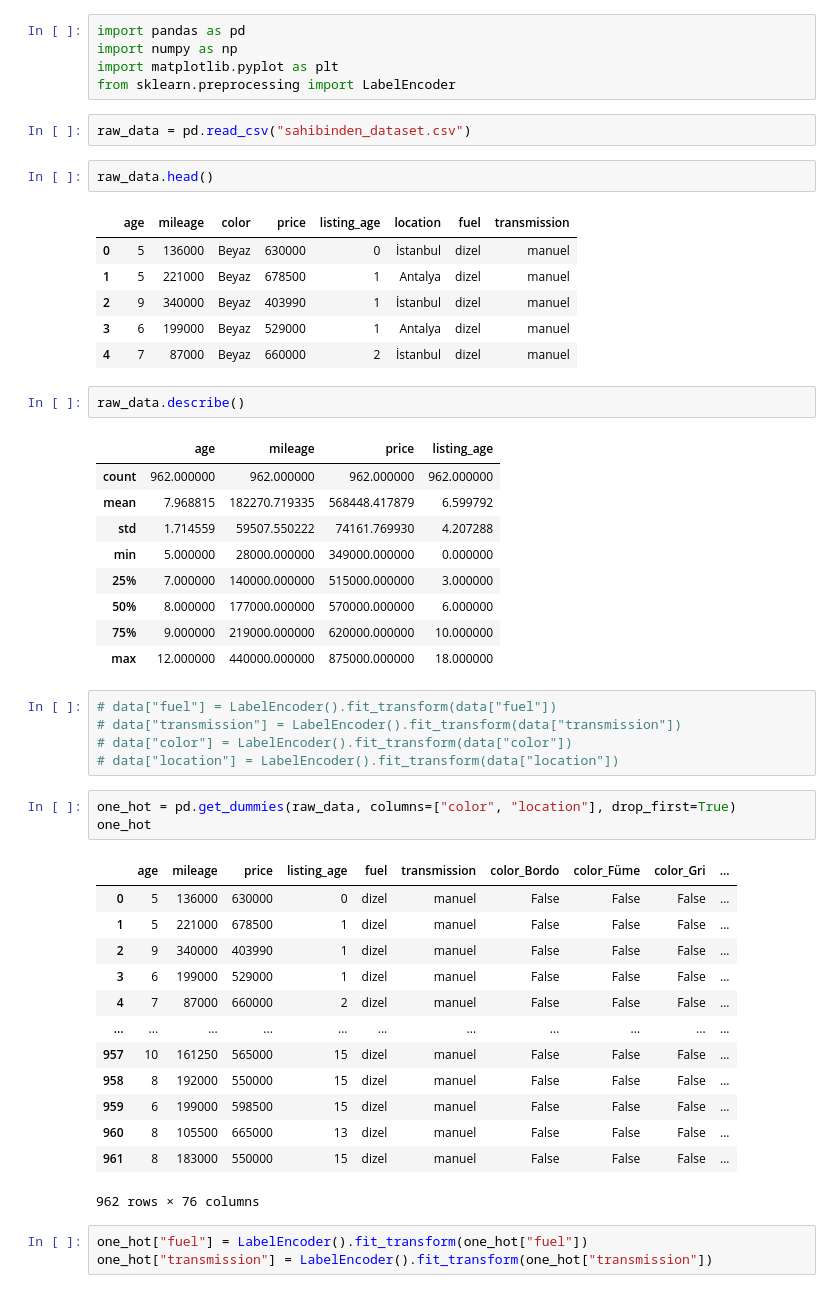
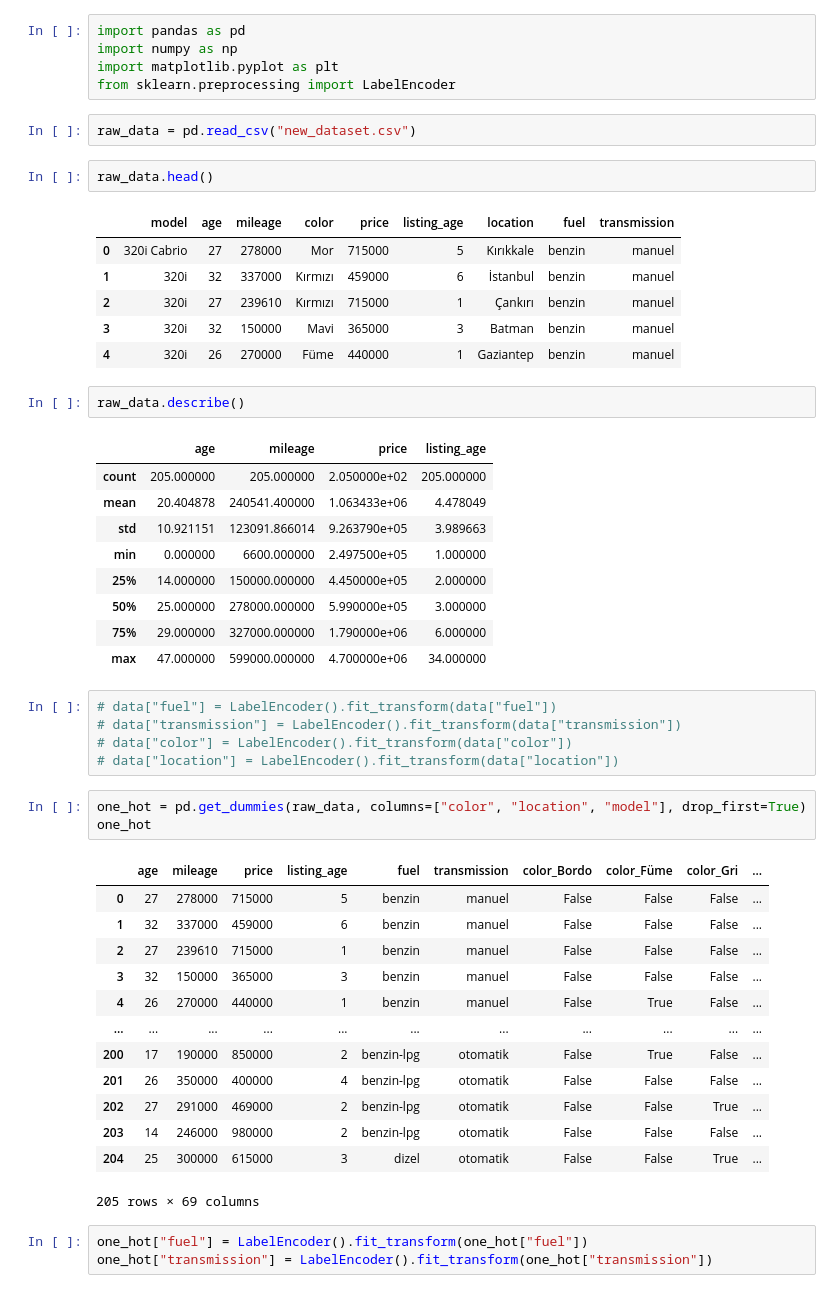
Before and after one commit to Adulescentes/sahibinden-data-analysis, a Jupyter notebook: visualization-regression.ipynb, the cells around one changed output. Drawn from its saved outputs; the diff is of its cells as text.

```diff
--- a/visualization-regression.ipynb
+++ b/visualization-regression.ipynb
@@ -4,50 +4,50 @@ import numpy as np
 import matplotlib.pyplot as plt
 from sklearn.preprocessing import LabelEncoder
 # %%
-raw_data = pd.read_csv("sahibinden_dataset.csv")
+raw_data = pd.read_csv("new_dataset.csv")
 # %%
 raw_data.head()
 # %% [output]
-|  | age | mileage | color | price | listing_age | location | fuel | transmission |
-| 0 | 5 | 136000 | Beyaz | 630000 | 0 | İstanbul | dizel | manuel |
-| 1 | 5 | 221000 | Beyaz | 678500 | 1 | Antalya | dizel | manuel |
-| 2 | 9 | 340000 | Beyaz | 403990 | 1 | İstanbul | dizel | manuel |
-| 3 | 6 | 199000 | Beyaz | 529000 | 1 | Antalya | dizel | manuel |
-| 4 | 7 | 87000 | Beyaz | 660000 | 2 | İstanbul | dizel | manuel |
+|  | model | age | mileage | color | price | listing_age | location | fuel | transmission |
+| 0 | 320i Cabrio | 27 | 278000 | Mor | 715000 | 5 | Kırıkkale | benzin | manuel |
+| 1 | 320i | 32 | 337000 | Kırmızı | 459000 | 6 | İstanbul | benzin | manuel |
+| 2 | 320i | 27 | 239610 | Kırmızı | 715000 | 1 | Çankırı | benzin | manuel |
+| 3 | 320i | 32 | 150000 | Mavi | 365000 | 3 | Batman | benzin | manuel |
+| 4 | 320i | 26 | 270000 | Füme | 440000 | 1 | Gaziantep | benzin | manuel |
 # %%
 raw_data.describe()
 # %% [output]
 |  | age | mileage | price | listing_age |
-| count | 962.000000 | 962.000000 | 962.000000 | 962.000000 |
-| mean | 7.968815 | 182270.719335 | 568448.417879 | 6.599792 |
-| std | 1.714559 | 59507.550222 | 74161.769930 | 4.207288 |
-| min | 5.000000 | 28000.000000 | 349000.000000 | 0.000000 |
-| 25% | 7.000000 | 140000.000000 | 515000.000000 | 3.000000 |
-| 50% | 8.000000 | 177000.000000 | 570000.000000 | 6.000000 |
-| 75% | 9.000000 | 219000.000000 | 620000.000000 | 10.000000 |
-| max | 12.000000 | 440000.000000 | 875000.000000 | 18.000000 |
+| count | 205.000000 | 205.000000 | 2.050000e+02 | 205.000000 |
+| mean | 20.404878 | 240541.400000 | 1.063433e+06 | 4.478049 |
+| std | 10.921151 | 123091.866014 | 9.263790e+05 | 3.989663 |
+| min | 0.000000 | 6600.000000 | 2.497500e+05 | 1.000000 |
+| 25% | 14.000000 | 150000.000000 | 4.450000e+05 | 2.000000 |
+| 50% | 25.000000 | 278000.000000 | 5.990000e+05 | 3.000000 |
+| 75% | 29.000000 | 327000.000000 | 1.790000e+06 | 6.000000 |
+| max | 47.000000 | 599000.000000 | 4.700000e+06 | 34.000000 |
 # %%
 # data["fuel"] = LabelEncoder().fit_transform(data["fuel"])
 # data["transmission"] = LabelEncoder().fit_transform(data["transmission"])
 # data["color"] = LabelEncoder().fit_transform(data["color"])
 # data["location"] = LabelEncoder().fit_transform(data["location"])
 # %%
-one_hot = pd.get_dummies(raw_data, columns=["color", "location"], drop_first=True)
+one_hot = pd.get_dummies(raw_data, columns=["color", "location", "model"], drop_first=True)
 one_hot
 # %% [output]
 |  | age | mileage | price | listing_age | fuel | transmission | color_Bordo | color_Füme | color_Gri | ... |
-| 0 | 5 | 136000 | 630000 | 0 | dizel | manuel | False | False | False | ... |
-| 1 | 5 | 221000 | 678500 | 1 | dizel | manuel | False | False | False | ... |
-| 2 | 9 | 340000 | 403990 | 1 | dizel | manuel | False | False | False | ... |
-| 3 | 6 | 199000 | 529000 | 1 | dizel | manuel | False | False | False | ... |
-| 4 | 7 | 87000 | 660000 | 2 | dizel | manuel | False | False | False | ... |
+| 0 | 27 | 278000 | 715000 | 5 | benzin | manuel | False | False | False | ... |
+| 1 | 32 | 337000 | 459000 | 6 | benzin | manuel | False | False | False | ... |
+| 2 | 27 | 239610 | 715000 | 1 | benzin | manuel | False | False | False | ... |
+| 3 | 32 | 150000 | 365000 | 3 | benzin | manuel | False | False | False | ... |
+| 4 | 26 | 270000 | 440000 | 1 | benzin | manuel | False | True | False | ... |
 | ... | ... | ... | ... | ... | ... | ... | ... | ... | ... | ... |
-| 957 | 10 | 161250 | 565000 | 15 | dizel | manuel | False | False | False | ... |
-| 958 | 8 | 192000 | 550000 | 15 | dizel | manuel | False | False | False | ... |
-| 959 | 6 | 199000 | 598500 | 15 | dizel | manuel | False | False | False | ... |
-| 960 | 8 | 105500 | 665000 | 13 | dizel | manuel | False | False | False | ... |
-| 961 | 8 | 183000 | 550000 | 15 | dizel | manuel | False | False | False | ... |
+| 200 | 17 | 190000 | 850000 | 2 | benzin-lpg | otomatik | False | True | False | ... |
+| 201 | 26 | 350000 | 400000 | 4 | benzin-lpg | otomatik | False | False | False | ... |
+| 202 | 27 | 291000 | 469000 | 2 | benzin-lpg | otomatik | False | False | True | ... |
+| 203 | 14 | 246000 | 980000 | 2 | benzin-lpg | otomatik | False | False | False | ... |
+| 204 | 25 | 300000 | 615000 | 3 | dizel | otomatik | False | False | True | ... |
-962 rows × 76 columns
+205 rows × 69 columns
 # %%
 one_hot["fuel"] = LabelEncoder().fit_transform(one_hot["fuel"])
 one_hot["transmission"] = LabelEncoder().fit_transform(one_hot["transmission"])
```
Also changed, not shown: parts of 15 cells of this notebook, 2 other files.
